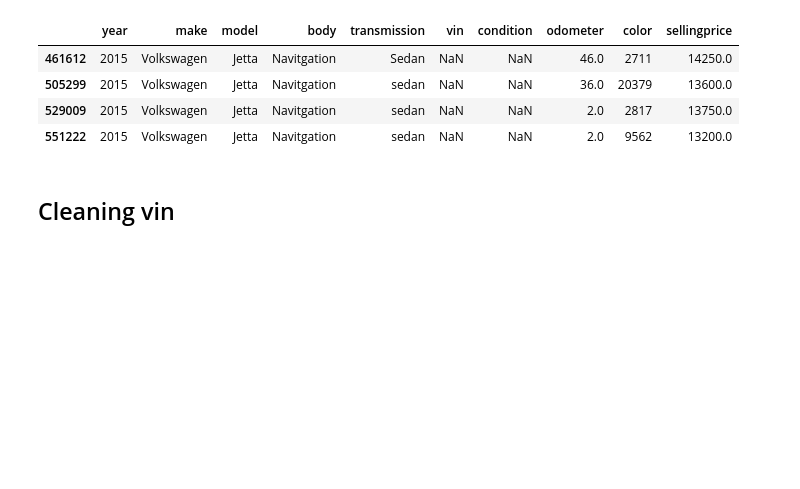
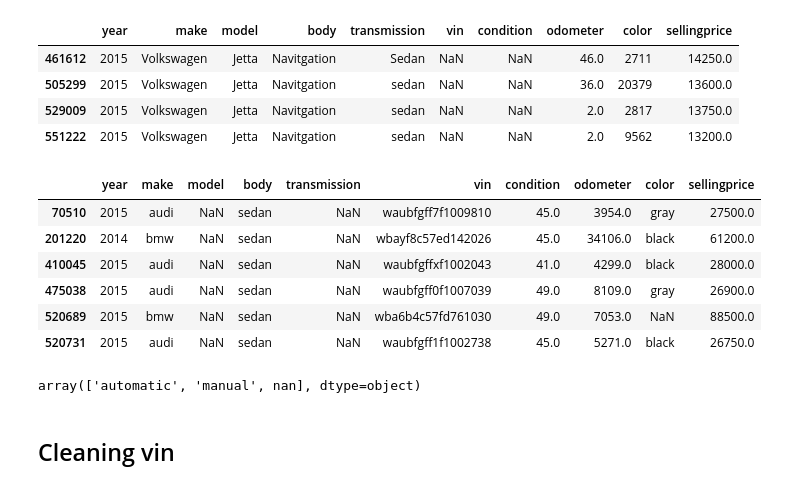
Before and after one commit to Mikaelow/Kaggle, a Jupyter notebook: car-analize.ipynb, the cells around one changed output. Cells and saved outputs as stored; diff of their text form; code cells hidden in the pictures; blank space fills up the shorter version.

Commit message:
starting fixing nan value

```diff
--- a/car-analize.ipynb
+++ b/car-analize.ipynb
@@ -70,6 +71,34 @@ wrong_transmision
 index_transmision_to_delete = wrong_transmision.index
 #deleting rows
 vehicle_data_formated.drop(index_transmision_to_delete, inplace=True)
+# %%
+# showing nan in transmision column
+vehicle_data_formated[(vehicle_data_formated.transmission.isna())]
+# %% [output]
+|  | year | make | model | body | transmission | vin | condition | odometer | color | sellingprice |
+| 70510 | 2015 | audi | NaN | sedan | NaN | waubfgff7f1009810 | 45.0 | 3954.0 | gray | 27500.0 |
+| 201220 | 2014 | bmw | NaN | sedan | NaN | wbayf8c57ed142026 | 45.0 | 34106.0 | black | 61200.0 |
+| 410045 | 2015 | audi | NaN | sedan | NaN | waubfgffxf1002043 | 41.0 | 4299.0 | black | 28000.0 |
+| 475038 | 2015 | audi | NaN | sedan | NaN | waubfgff0f1007039 | 49.0 | 8109.0 | gray | 26900.0 |
+| 520689 | 2015 | bmw | NaN | sedan | NaN | wba6b4c57fd761030 | 49.0 | 7053.0 | NaN | 88500.0 |
+| 520731 | 2015 | audi | NaN | sedan | NaN | waubfgff1f1002738 | 45.0 | 5271.0 | black | 26750.0 |
+# %%
+# taking all unique value
+models_arr = vehicle_data_formated.model.unique()
+# main model
+def transmission_nan_changer(df:pd.DataFrame):
+    for model_name in models_arr:
+        transmission_type = df[(df.model == model_name) & (df.transmission.isna() == False)].transmission.unique()
+        indexes = df[(df.model == model_name) & (df.transmission.isna() != False)].index
+        if len(transmission_type) != 0:
+            df.loc[indexes,'transmission'] = transmission_type[0]
+        else:
+            df.loc[indexes,'transmission'] = 'manual'
+    return df
+transmission_nan_changer(vehicle_data_formated)
+vehicle_data_formated.transmission.unique()
+# %% [output]
+array(['automatic', 'manual', nan], dtype=object)
 # %% [markdown]
 ## Cleaning vin
 # %%
```
Also changed, not shown: parts of 5 cells of this notebook.
